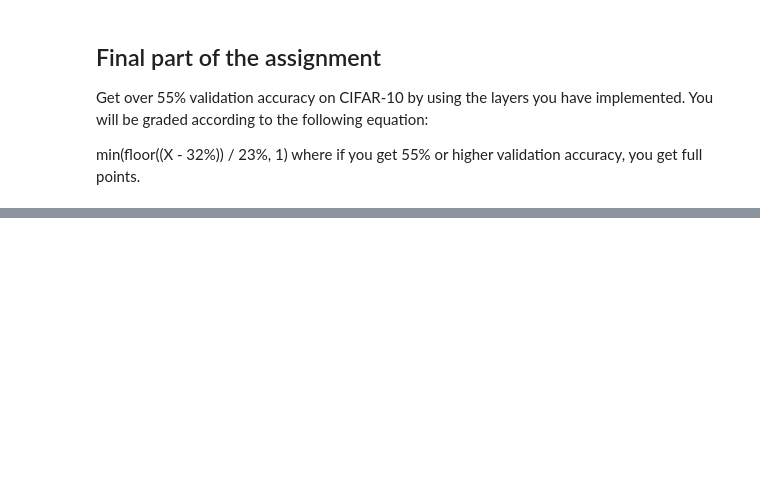
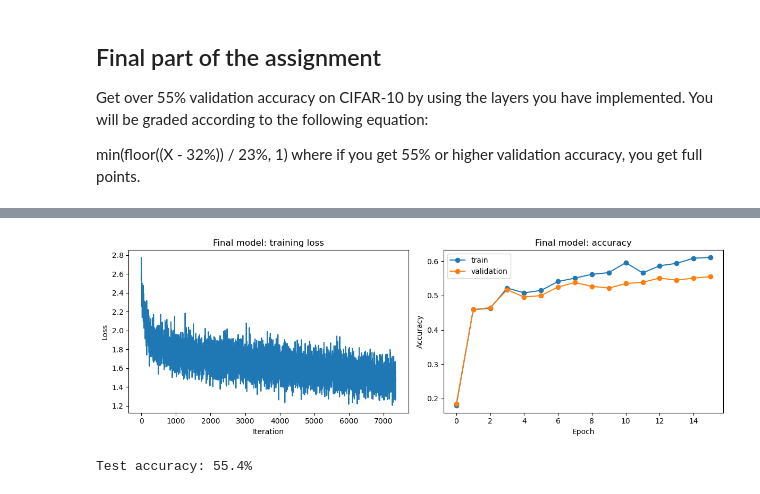
Before and after one commit to LepingWan/ECE247A, a Jupyter notebook: HW4.ipynb, the cells around one changed output, grey strips where cells are left out. Cells and saved outputs as stored; diff of their text form; code cells hidden in the pictures; blank space fills up the shorter version.

```diff
--- a/HW4.ipynb
+++ b/HW4.ipynb
@@ -1168,6 +1216,0 @@ def rel_error(x, y):
-# %%
-# Load the (preprocessed) CIFAR10 data.
-
-data = get_CIFAR10_data()
-for k in data.keys():
-  print('{}: {} '.format(k, data[k].shape))
@@ -1487,6 +2249,0 @@ def rel_error(x, y):
-# %%
-# Load the (preprocessed) CIFAR10 data.
-
-data = get_CIFAR10_data()
-for k in data.keys():
-  print('{}: {} '.format(k, data[k].shape))
@@ -1523,6 +2852,12 @@ for p in [0.3, 0.6, 0.75]:
 ## Dropout backward pass
 
 Implement the backward pass, `dropout_backward`, in `nndl/layers.py`.  After that, test your gradients by running the following cell:
+# %%
+def dropout_backward(dout, cache):
+    dropout_param, mask = cache
+    if dropout_param['mode'] == 'train':
+        return dout * mask
+    return dout
 # %%
 x = np.random.randn(10, 10) + 10
 dout = np.random.randn(*x.shape)
@@ -1647,0 +3088,32 @@ where if you get 55% or higher validation accuracy, you get full points.
+# %%
+# Three hidden layers, with batchnorm before ReLU and dropout after it.
+np.random.seed(42)
+layer_dims = [500, 500, 500]
+keep_probability = 0.75
+learning_rate = 1e-3
+reg = 1e-3
+
+best_model = FullyConnectedNet(layer_dims, use_batchnorm=True,
+                              dropout=keep_probability, reg=reg,
+                              weight_scale=2e-2)
+final_solver = Solver(best_model, data, num_epochs=15, batch_size=100,
+                      update_rule='adam',
+                      optim_config={'learning_rate': learning_rate},
+                      lr_decay=0.95, verbose=True, print_every=490)
+final_solver.train()
+
+# The Solver restores both weights and running statistics from the best epoch.
+val_accuracy = final_solver.check_accuracy(data['X_val'], data['y_val'])
+print(f'Best validation accuracy: {val_accuracy:.1%}')
+assert val_accuracy >= 0.55, 'The final model needs at least 55% validation accuracy.'
+
+fig, axes = plt.subplots(1, 2, figsize=(12, 4))
+axes[0].plot(final_solver.loss_history)
+axes[0].set(xlabel='Iteration', ylabel='Loss', title='Final model: training loss')
+axes[1].plot(final_solver.train_acc_history, '-o', label='train')
+axes[1].plot(final_solver.val_acc_history, '-o', label='validation')
+axes[1].set(xlabel='Epoch', ylabel='Accuracy', title='Final model: accuracy')
+axes[1].legend()
+fig.tight_layout()
+plt.show()
+# %% [output]
@@ -1647,0 +3137,7 @@ where if you get 55% or higher validation accuracy, you get full points.
+[figure, added]
+# %%
+# Evaluate the selected model on the held-out test set once.
+test_accuracy = final_solver.check_accuracy(data['X_test'], data['y_test'])
+print(f'Test accuracy: {test_accuracy:.1%}')
+# %% [output]
+Test accuracy: 55.4%
```
Also changed, not shown: parts of 35 cells of this notebook, 5 other files.
